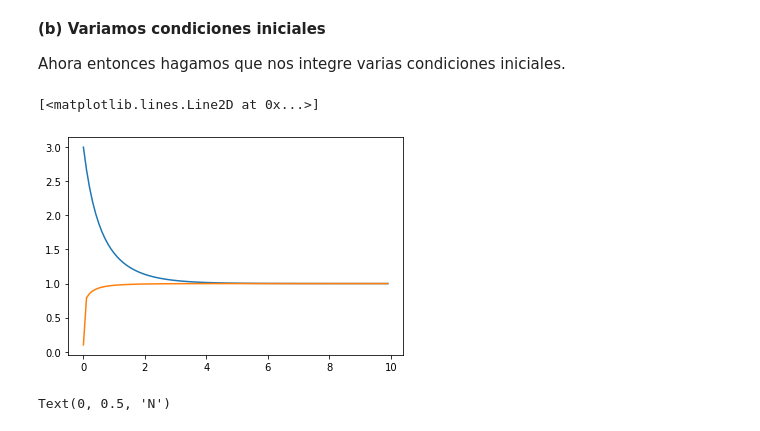
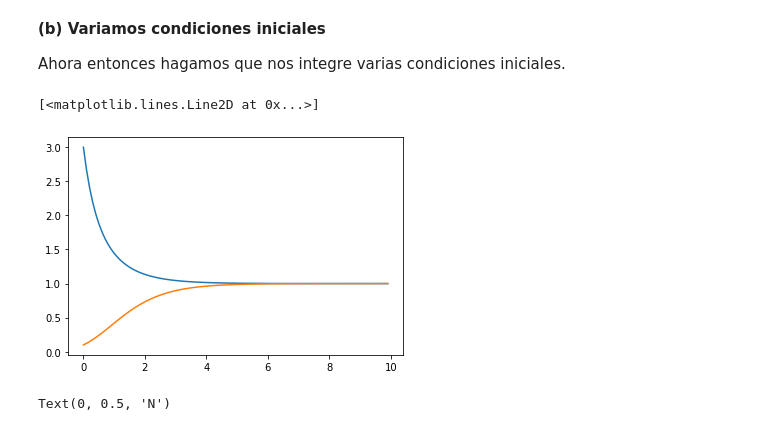
Before and after one commit to jfdoppler/DNL-1c2020, a Jupyter notebook: DNL_1C2020_integracion_1.ipynb, the cells around one changed output. Saved outputs shown, nothing was run; the diff lists cells and outputs as text; code cells hidden in the pictures.

```diff
--- a/DNL_1C2020_integracion_1.ipynb
+++ b/DNL_1C2020_integracion_1.ipynb
@@ -94,33 +94,33 @@ Ahora entonces hagamos que nos integre varias condiciones iniciales.
 # %%
 #Damos el valor de parametros y paso de integracion
 a = 1
 b = 1
 dt = 0.1
 #Damos el vector de los tiempos para los que vamos a calcular N
 t = np.arange(0, 10, step=dt)
 #Definimos el vector N, por ahora son todos ceros. Lo vamos llenando al ir evolucionando con Euler.
 N = np.zeros_like(t)
 #Damos la condicion inicial de N.
 N[0] = 3
 #Y ahora sí ya hacemos la evolución de la formulita.
 for i in range(len(t)-1):
     N[i + 1] = -a*N[i]*np.log(b*N[i]) * dt + N[i]
 
 #Ahora integramos para otra condicion inicial
 N2 = np.zeros_like(t)
 #Damos otra condicion inicial
 N2[0] = 0.1
 #La integramos
 for i in range(len(t)-1):
-    N2[i + 1] = -a*N[i]*np.log(b*N2[i]) * dt + N2[i]
+    N2[i + 1] = -a*N2[i]*np.log(b*N2[i]) * dt + N2[i]
 
 #Y ahora mostramos las dos
 plt.figure(1)
 plt.plot(t, N)
 plt.plot(t, N2)
 # %% [output]
 [<matplotlib.lines.Line2D at 0x...>]
-[figure, old version]
+[figure, new version]
 # %%
 #Y tambien podriamos hacer un loop y que nos integre muchas
 condiciones_iniciales = np.arange(0.1,3,0.1)
```
